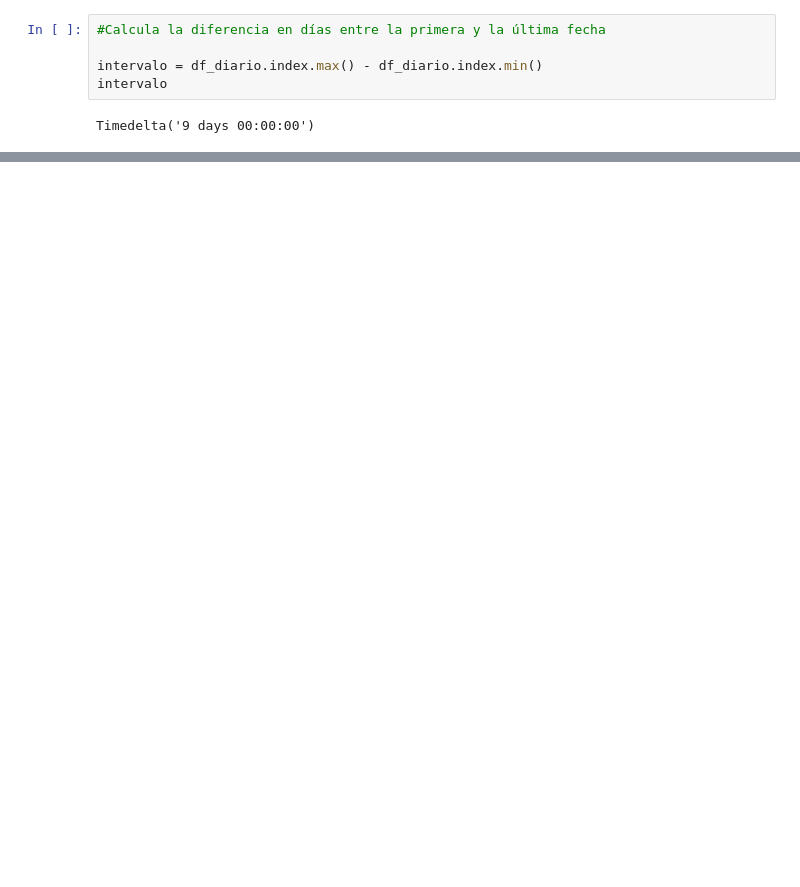
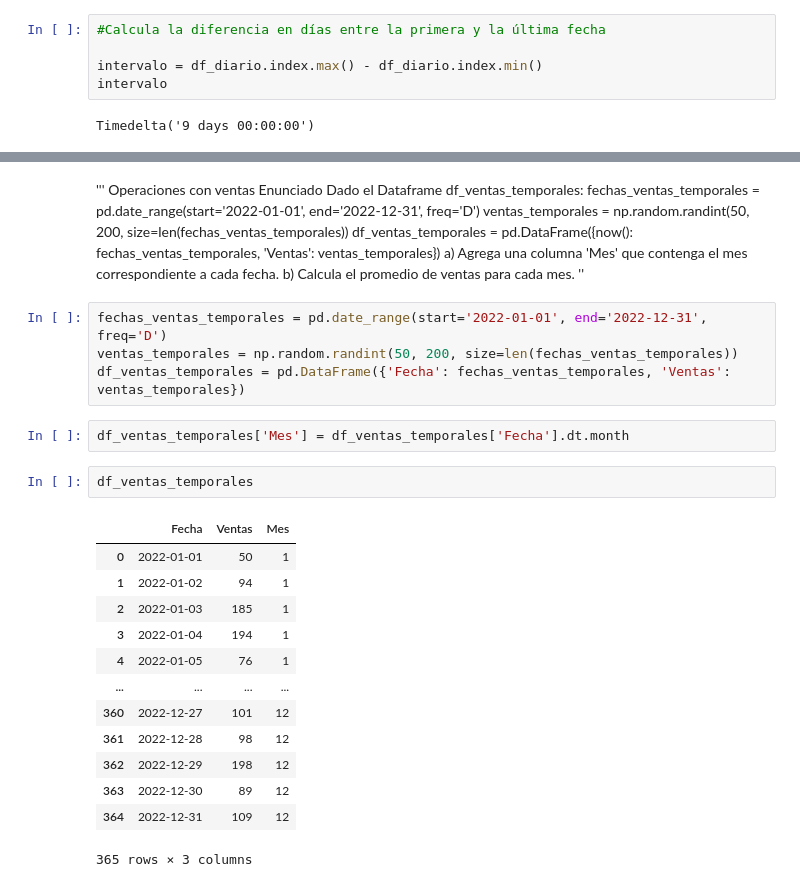
Before and after one commit to Angepira/AngePira.github.io, a Jupyter notebook: seriestemporales.ipynb, the cells around one changed output, grey strips where cells are left out. Saved outputs shown, nothing was run; the diff lists cells and outputs as text; blank space fills up the shorter version.

```diff
--- a/seriestemporales.ipynb
+++ b/seriestemporales.ipynb
@@ -324,0 +377,31 @@ Timedelta('9 days 00:00:00')
+# %% [markdown]
+''' Operaciones con ventas
+Enunciado
+Dado el Dataframe df_ventas_temporales:
+fechas_ventas_temporales = pd.date_range(start='2022-01-01', end='2022-12-31', freq='D')
+ventas_temporales = np.random.randint(50, 200, size=len(fechas_ventas_temporales))
+df_ventas_temporales = pd.DataFrame({now(): fechas_ventas_temporales, 'Ventas': ventas_temporales})
+a) Agrega una columna 'Mes' que contenga el mes correspondiente a cada fecha.
+b) Calcula el promedio de ventas para cada mes. ''
+# %%
+fechas_ventas_temporales = pd.date_range(start='2022-01-01', end='2022-12-31', freq='D')
+ventas_temporales = np.random.randint(50, 200, size=len(fechas_ventas_temporales))
+df_ventas_temporales = pd.DataFrame({'Fecha': fechas_ventas_temporales, 'Ventas': ventas_temporales})
+# %%
+df_ventas_temporales['Mes'] = df_ventas_temporales['Fecha'].dt.month
+# %%
+df_ventas_temporales
+# %% [output]
+|  | Fecha | Ventas | Mes |
+| 0 | 2022-01-01 | 50 | 1 |
+| 1 | 2022-01-02 | 94 | 1 |
+| 2 | 2022-01-03 | 185 | 1 |
+| 3 | 2022-01-04 | 194 | 1 |
+| 4 | 2022-01-05 | 76 | 1 |
+| ... | ... | ... | ... |
+| 360 | 2022-12-27 | 101 | 12 |
+| 361 | 2022-12-28 | 98 | 12 |
+| 362 | 2022-12-29 | 198 | 12 |
+| 363 | 2022-12-30 | 89 | 12 |
+| 364 | 2022-12-31 | 109 | 12 |
+365 rows × 3 columns
```
Also changed, not shown: parts of 23 cells of this notebook, 1 other file.
